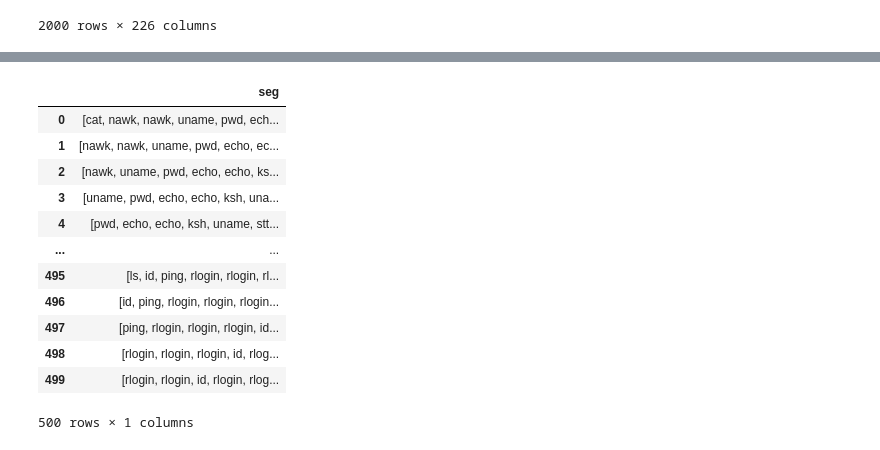
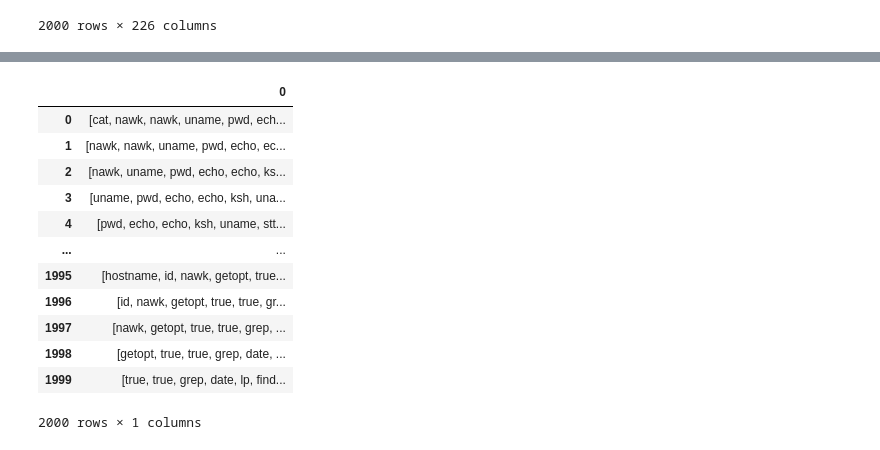
Before and after one commit to tommarz/mdca_challenge, a Jupyter notebook: predict_users.ipynb, the cells around one changed output, grey strips where cells are left out. Drawn from its saved outputs; the diff is of its cells as text; code cells hidden in the pictures.

```diff
--- a/predict_users.ipynb
+++ b/predict_users.ipynb
@@ -40,10 +41,10 @@ EMBEDDING_DIM = 128
 _, seg_df = load_user_data()
 print(seg_df.shape)
 y_seg = pd.read_csv('challengeToFill.csv').drop(columns=['Unnamed: 0']).T.reset_index(drop=True).T
-y_seg_train = y_seg.iloc[:LABELED_USERS, :TRAIN_SEG]
-y_seg_test = y_seg.iloc[:LABELED_USERS, TRAIN_SEG:]
-train_df = seg_df.iloc[:LABELED_USERS, :TRAIN_SEG]
-test_df = seg_df.iloc[:LABELED_USERS, TRAIN_SEG:]
+y_seg_train = y_seg.iloc[:, :TRAIN_SEG]
+y_seg_test = y_seg.iloc[:, TRAIN_SEG:]
+train_df = seg_df.iloc[:, :TRAIN_SEG]
+test_df = seg_df.iloc[:, TRAIN_SEG:]
 submission_df = seg_df.iloc[LABELED_USERS:, TRAIN_SEG:]
 # sentences = train_df.to_numpy().flatten().tolist()
 # embedding_model = create_embeddings(sentences, vector_size=EMBEDDING_DIM, window=5)
@@ -254,17 +235,17 @@ mode_transformer = FunctionTransformer(lambda x: stats.mode(x.to_numpy().flatten
 # %%
-X_train = pd.DataFrame(train_df.to_numpy().flatten(), columns=['seg'])
+X_train = pd.DataFrame(train_df.to_numpy().flatten())
 X_train
 # %% [output]
-|  | seg |
+|  | 0 |
 | 0 | [cat, nawk, nawk, uname, pwd, ech... |
 | 1 | [nawk, nawk, uname, pwd, echo, ec... |
 | 2 | [nawk, uname, pwd, echo, echo, ks... |
 | 3 | [uname, pwd, echo, echo, ksh, una... |
 | 4 | [pwd, echo, echo, ksh, uname, stt... |
 | ... | ... |
-| 495 | [ls, id, ping, rlogin, rlogin, rl... |
-| 496 | [id, ping, rlogin, rlogin, rlogin... |
-| 497 | [ping, rlogin, rlogin, rlogin, id... |
-| 498 | [rlogin, rlogin, rlogin, id, rlog... |
-| 499 | [rlogin, rlogin, id, rlogin, rlog... |
+| 1995 | [hostname, id, nawk, getopt, true... |
+| 1996 | [id, nawk, getopt, true, true, gr... |
+| 1997 | [nawk, getopt, true, true, grep, ... |
+| 1998 | [getopt, true, true, grep, date, ... |
+| 1999 | [true, true, grep, date, lp, find... |
-500 rows × 1 columns
+2000 rows × 1 columns
```
Also changed, not shown: parts of 52 cells of this notebook, 2 other files.
